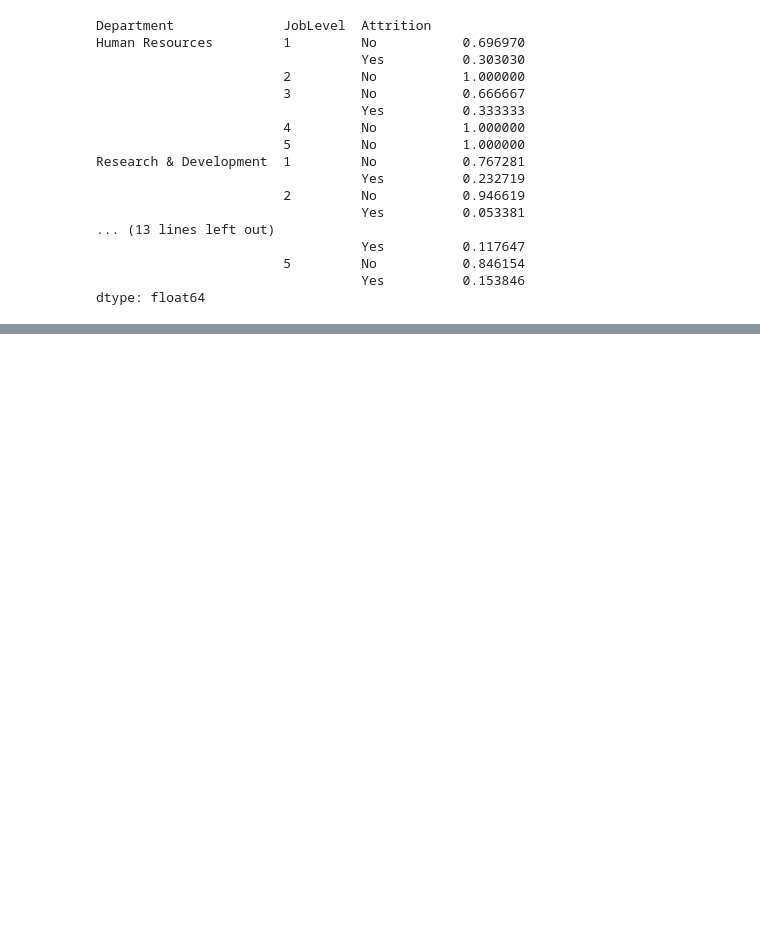
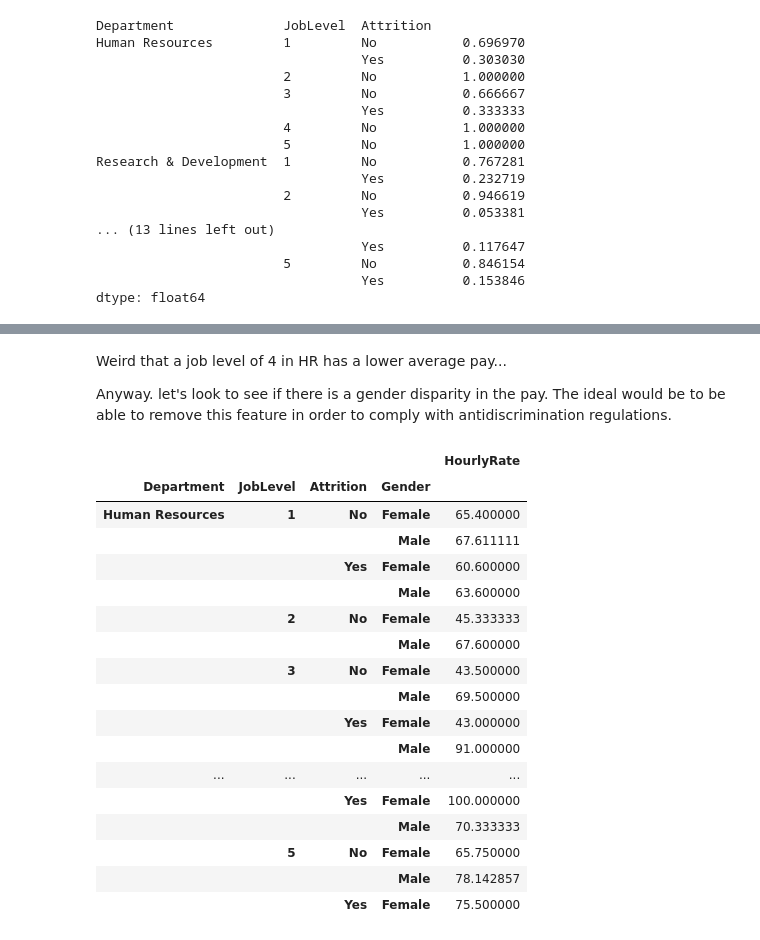
Before and after one commit to tdesai1969/540_group_project, a Jupyter notebook: Akshay/joblevel_analysis.ipynb, the cells around one changed output, grey strips where cells are left out. Cells and saved outputs as stored; diff of their text form; code cells hidden in the pictures; blank space fills up the shorter version.

Commit message:
doing some more groups

```diff
--- a/Akshay/joblevel_analysis.ipynb
+++ b/Akshay/joblevel_analysis.ipynb
@@ -6,6 +6,9 @@ import pandas as pd
 import os
 import matplotlib.pyplot as plt
 import seaborn as sns
+
+pd.options.display.max_columns=None
+pd.options.display.max_rows=None
 # %%
 path = os.path.join("..","WA_Fn-UseC_-HR-Employee-Attrition.csv")
 # %%
@@ -55,0 +128,25 @@ Length: 98, dtype: float64
+# %% [markdown]
+Weird that a job level of 4 in HR has a lower average pay...
+
+Anyway. let's look to see if there is a gender disparity in the pay. The ideal would be to be able to remove this feature in order to comply with antidiscrimination regulations.
+# %%
+df[["HourlyRate","Attrition","JobLevel","Department","Gender"]].groupby(["Department","JobLevel","Attrition","Gender"]).mean()
+# %% [output]
+|  |  |  |  | HourlyRate |
+| Department | JobLevel | Attrition | Gender |  |
+| Human Resources | 1 | No | Female | 65.400000 |
+|  |  |  | Male | 67.611111 |
+|  |  | Yes | Female | 60.600000 |
+|  |  |  | Male | 63.600000 |
+|  | 2 | No | Female | 45.333333 |
+|  |  |  | Male | 67.600000 |
+|  | 3 | No | Female | 43.500000 |
+|  |  |  | Male | 69.500000 |
+|  |  | Yes | Female | 43.000000 |
+|  |  |  | Male | 91.000000 |
+| ... | ... | ... | ... | ... |
+|  |  | Yes | Female | 100.000000 |
+|  |  |  | Male | 70.333333 |
+|  | 5 | No | Female | 65.750000 |
+|  |  |  | Male | 78.142857 |
+|  |  | Yes | Female | 75.500000 |
```
Also changed, not shown: parts of 6 cells of this notebook, 1 other file.
